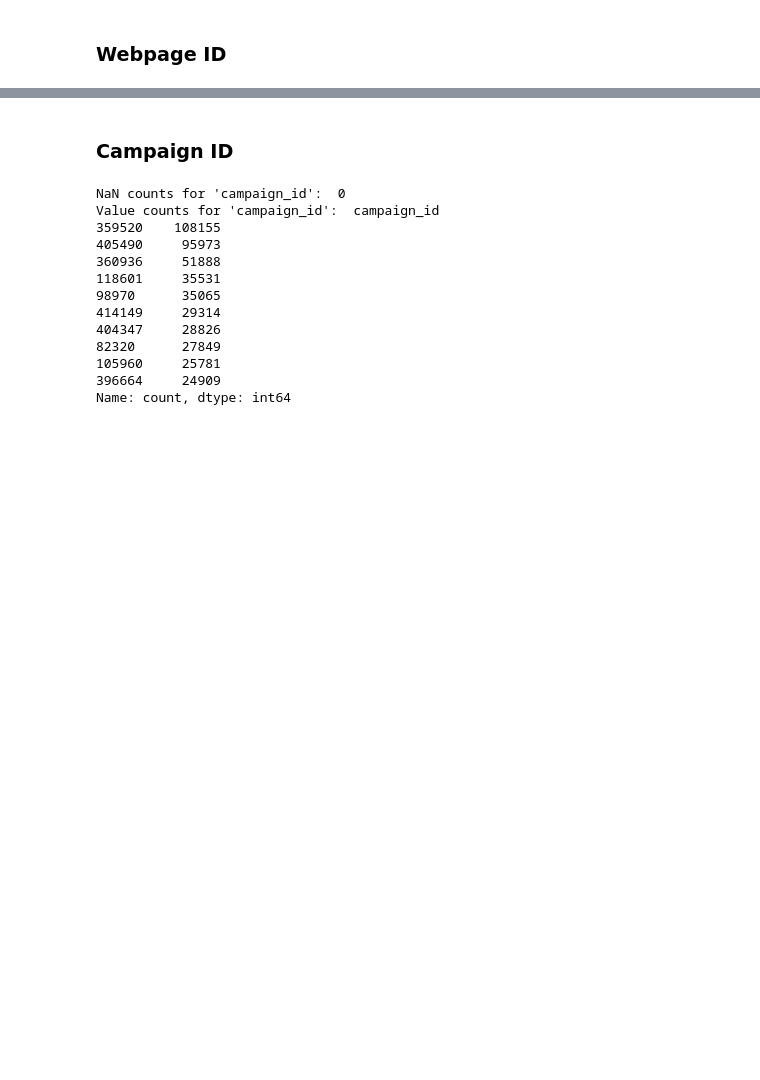
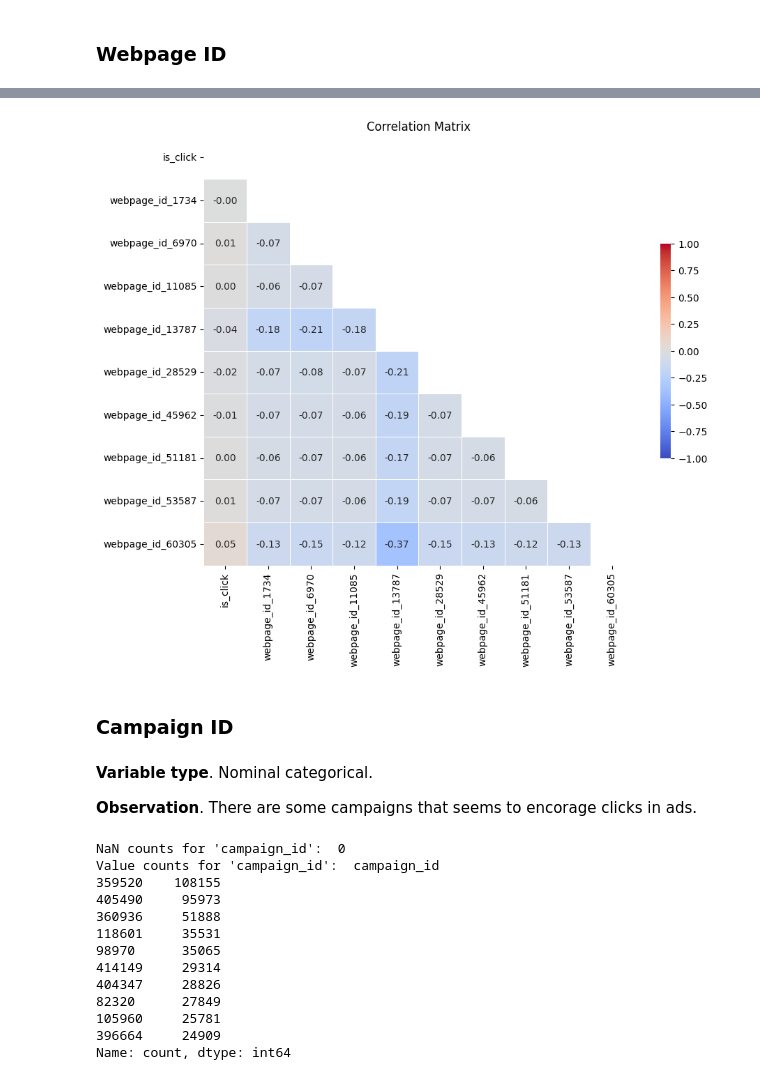
Before and after one commit to kevvvch/machine_learning_proy, a Jupyter notebook: 1-eda.ipynb, the cells around one changed output, grey strips where cells are left out. Saved outputs shown, nothing was run; the diff lists cells and outputs as text; code cells hidden in the pictures; blank space fills up the shorter version.

```diff
--- a/1-eda.ipynb
+++ b/1-eda.ipynb
@@ -138,5 +138,15 @@ Passing `palette` without assigning `hue` is deprecated and will be removed in v
+# %%
+parameter = "webpage_id"
+ds_encoded, ds_encoded_params = get_oneHot_encoding(dataset, parameter, column_target)
+plot_correlation_list(ds_encoded, ds_encoded_params)
+# %% [output]
+[figure, added]
 # %% [markdown]
 ### Campaign ID
+# %% [markdown]
+**Variable type**. Nominal categorical.
+
+**Observation**. There are some campaigns that seems to encorage clicks in ads.
 # %%
 parameter = "campaign_id"
 analyze_nan_values(dataset, parameter)
```
Also changed, not shown: parts of 69 cells of this notebook.
